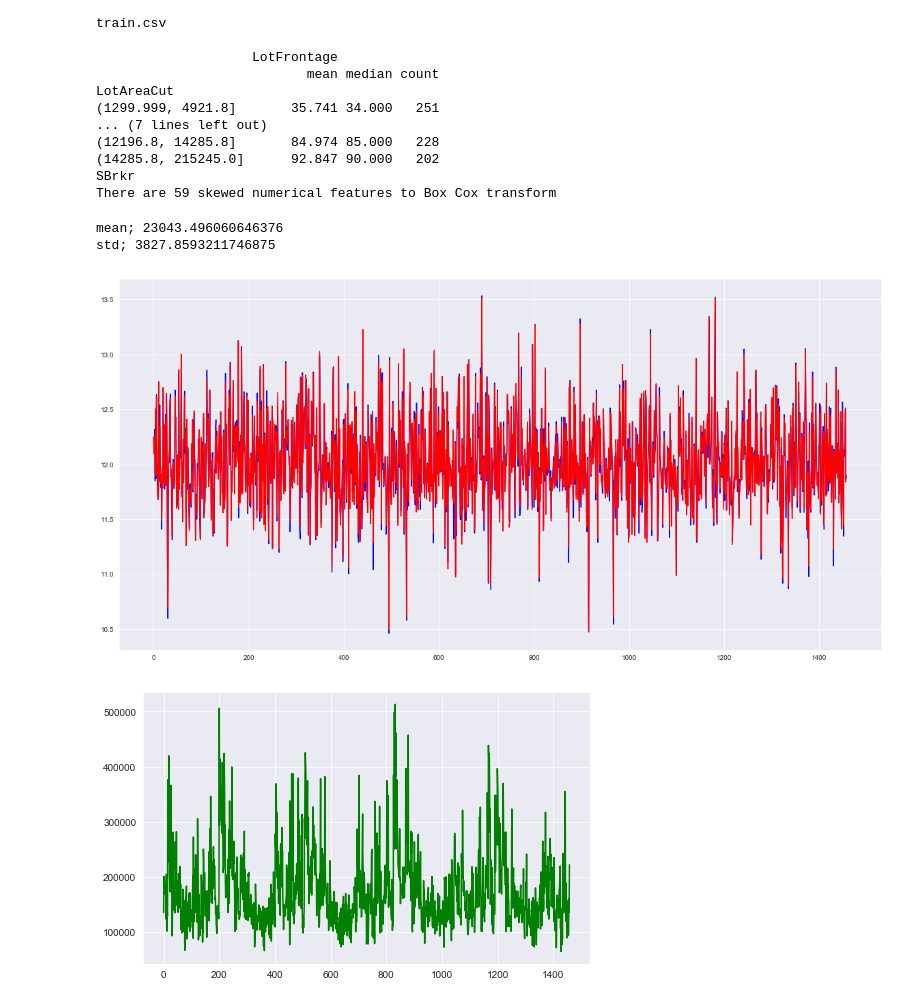
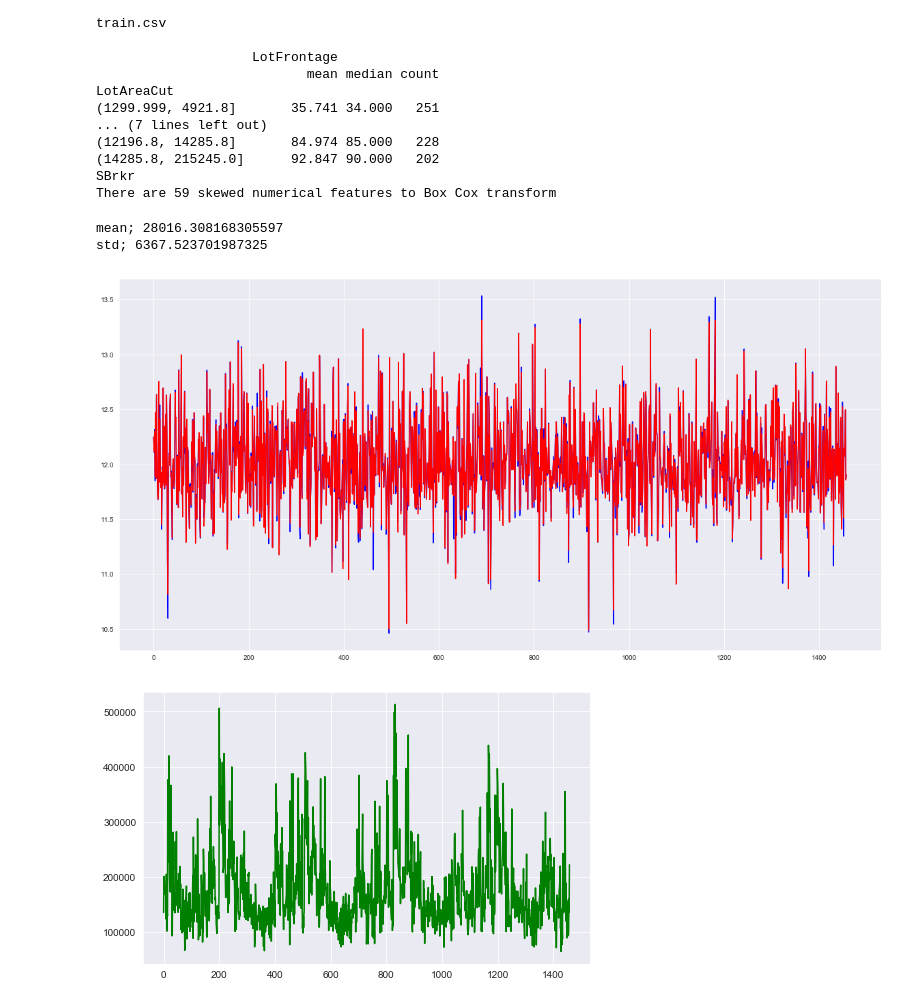
Before and after one commit to neohung/ml_note, a Jupyter notebook: lesson/kaggle_house_prices/Untitled.ipynb, the cells around one changed output. Drawn from its saved outputs; the diff is of its cells as text; code cells hidden in the pictures.

```diff
--- a/lesson/kaggle_house_prices/Untitled.ipynb
+++ b/lesson/kaggle_house_prices/Untitled.ipynb
@@ -164,6 +164,7 @@ from sklearn.svm import SVR
 from sklearn.ensemble import RandomForestRegressor
 from sklearn.ensemble import GradientBoostingRegressor
 from xgboost import XGBClassifier
+from xgboost import XGBRegressor
 from sklearn import metrics
 
 #ml_dict = {'ml': SVR(kernel='rbf',C=1,gamma=0.01)}
@@ -174,49 +175,68 @@ from sklearn import metrics
 #                                       min_samples_leaf=1,
 #                                       min_samples_split=2)}
 
-ml_dict = {'ml': GradientBoostingRegressor(n_estimators=400,
-                                           criterion='friedman_mse',
-                                           loss='ls',
-                                           learning_rate=0.1,
-                                           max_depth=3,
-                                           max_features=None,
-                                           min_samples_leaf=1,
-                                           min_samples_split=2)}
+#ml_dict = {'ml': GradientBoostingRegressor(n_estimators=400,
+#                                           criterion='friedman_mse',
+#                                           loss='ls',
+#                                           learning_rate=0.1,
+#                                           max_depth=3,
+#                                           max_features=None,
+#                                           min_samples_leaf=1,
+#                                           min_samples_split=2)}
 
+ml_dict = {'ml': XGBRegressor(n_estimators=500,
+                              max_depth=7,
+                              learning_rate=0.08,
+                              objective='reg:linear',
+                              gamma=0,
+                              reg_alpha=0,
+                              reg_lambda=100)}
+#gamma : =0
+#使用L2 loss regularization, 設太小會overfitting
 
+#reg_lambda : =1
+#使用L1 loss regularization, 設太小會overfitting
+
+#XGBRegressor(base_score=0.5, colsample_bylevel=1, colsample_bytree=1, gamma=0,
+#       learning_rate=0.08, max_delta_step=0, max_depth=7,
+#       min_child_weight=1, missing=None, n_estimators=100, nthread=-1,
+#       objective='reg:linear', reg_alpha=0, reg_lambda=1,
+#       scale_pos_weight=1, seed=0, silent=True, subsample=0.75)
 
 kf = KFold(n_splits=5, shuffle=True, random_state=123)
 rms_kfold = []
 for train_index, validation_index in kf.split(X):
     # X is pandas type
     X_train, X_validation =  X.iloc[train_index],  X.iloc[validation_index]
     # y is ndarray type
     y_train, y_validation = y[train_index], y[validation_index]
     model = ml_dict['ml']
     model.fit(X_train,y_train)
+    #eval_set =  [(X_validation, y_validation)]
+    #model.fit(X_train, y_train, early_stopping_rounds=10, eval_metric="auc",eval_set=eval_set, verbose=True)
     prediction = model.predict(X_validation)
     prediction_exp = [np.exp(i) for i in prediction]
     y_exp = [np.exp(i) for i in y_validation]
     rms_kfold.append(np.sqrt(metrics.mean_squared_error(y_pred=prediction_exp,y_true=y_exp)))
 
 print("mean; " + str(np.mean(rms_kfold)))
 print("std; " + str(np.std(rms_kfold)))
 
 model = ml_dict['ml']
 model.fit(X,y)
 draw_prediction=model.predict(X)
 
 import matplotlib.pyplot as plt
 %matplotlib inline
 plt.figure(figsize=(20,10))
 drawx = np.arange(len(y))
 plt.plot(drawx,y,c='b')
 plt.plot(drawx,draw_prediction,c='r')
 plt.show()
 # %% [output]
-mean; 23043.496060646376
-std; 3827.8593211746875
+mean; 28016.308168305597
+std; 6367.523701987325
-[figure, old version]
+[figure, new version]
 # %%
 
 X2 = test.iloc[:,:]
```
Also changed, not shown: parts of 3 cells of this notebook, 2 other files.
